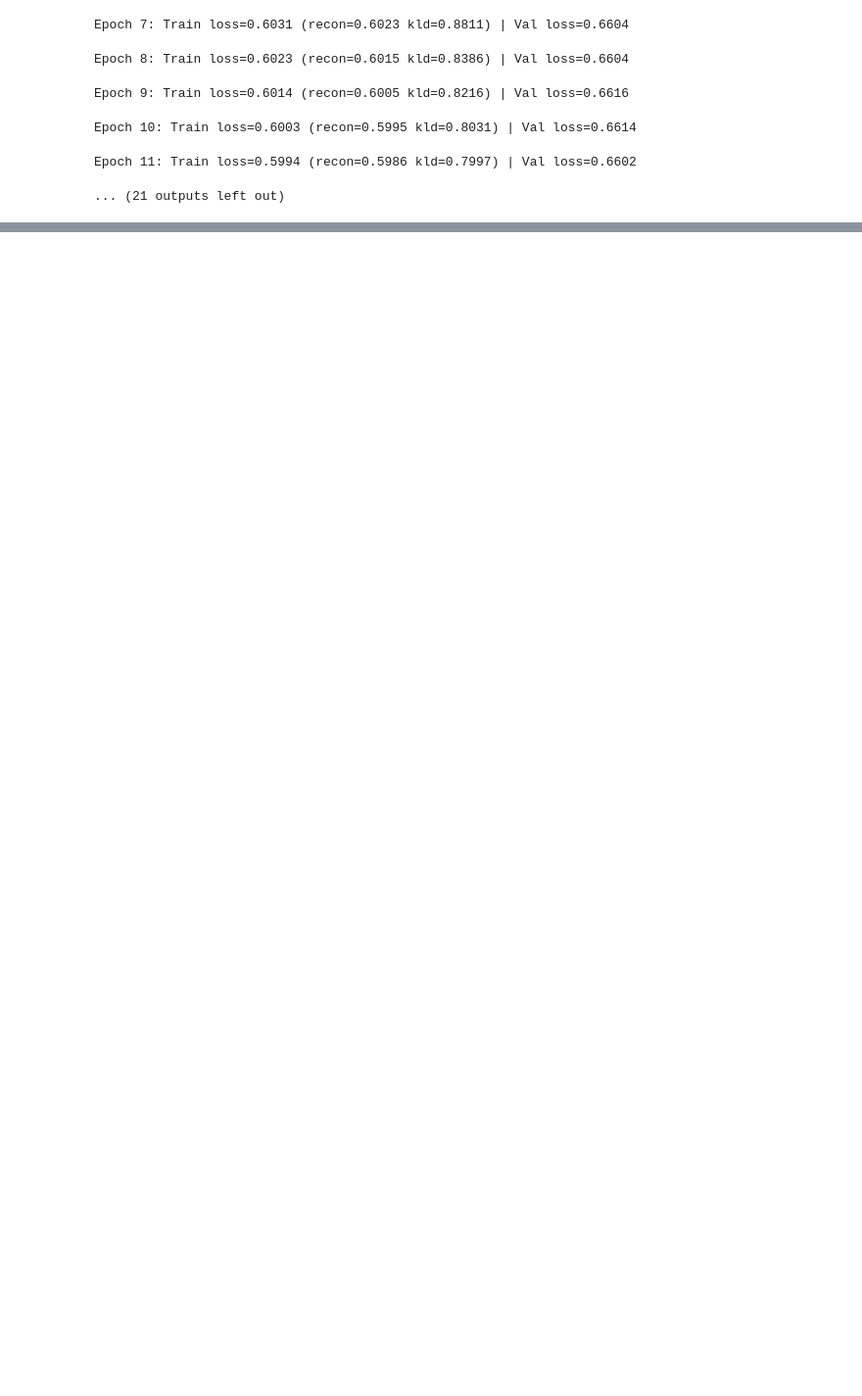
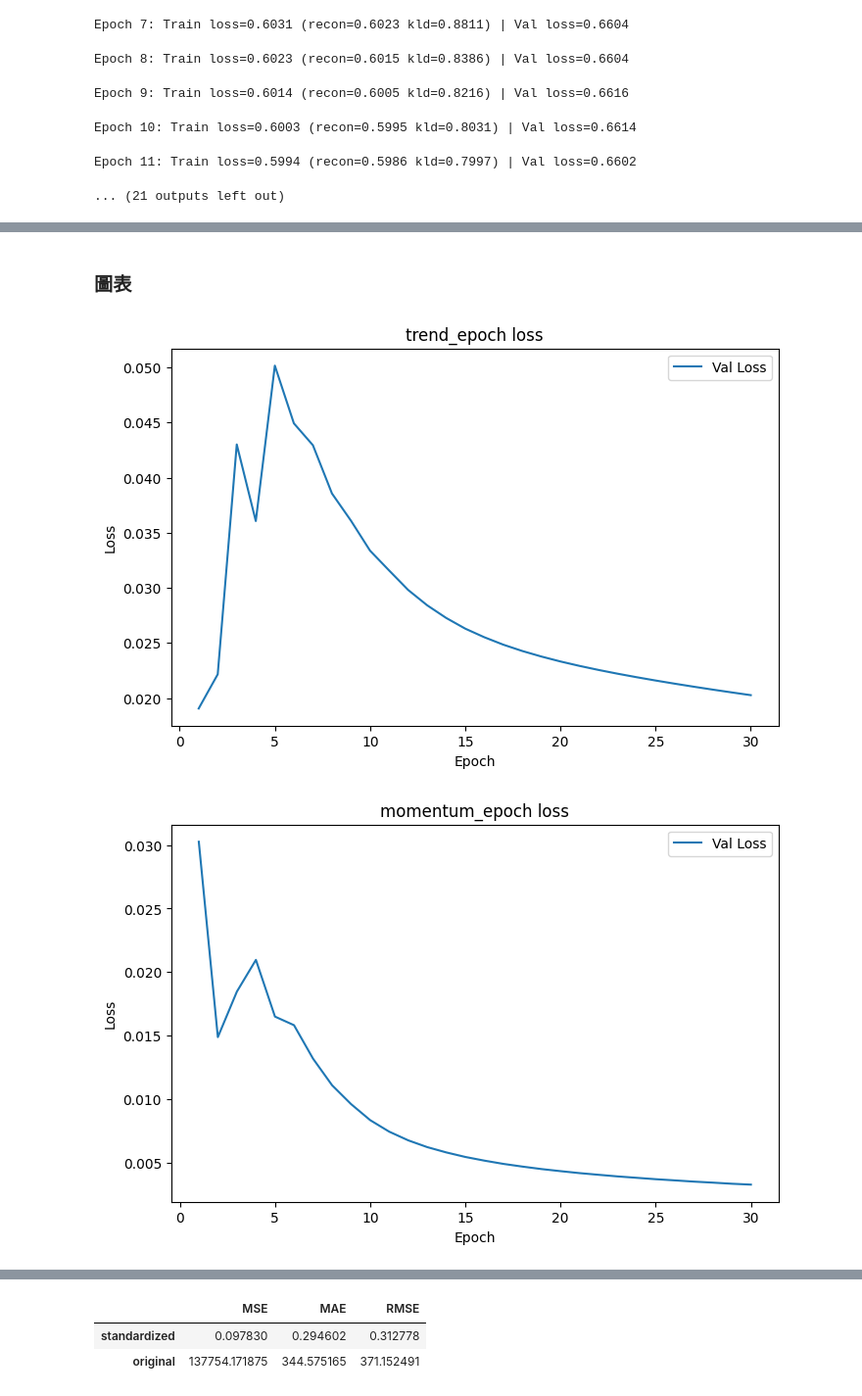
Before and after one commit to NiZhLi/ML-homework, a Jupyter notebook: 深度生成模型.ipynb, the cells around one changed output, grey strips where cells are left out. Shown at 98% size. Drawn from its saved outputs; the diff is of its cells as text; code cells hidden in the pictures; blank space fills up the shorter version.

```diff
--- a/深度生成模型.ipynb
+++ b/深度生成模型.ipynb
@@ -1798,0 +2334,40 @@ LSTM Epoch 30/30, Val Loss: 0.6864
+# %%
+epochs = 30
+
+def train(model, train_dataloader, val_dataloader, optimizer, criterion):
+  train_losses = []
+  val_losses = []
+  for epoch in range(epochs):
+    model = model.train()
+    running_train_loss = 0.0
+    train_loss = 0
+    for x_batch, y_batch in train_dataloader:
+      x_batch, y_batch = x_batch.to(device), y_batch.to(device)
+      optimizer.zero_grad()
+      preds = model(x_batch)
+      loss = criterion(preds, y_batch)
+      loss.backward()
+      optimizer.step()
+      running_train_loss += loss.item()
+    train_loss = running_train_loss / len(train_dataloader)
+    train_losses.append(train_loss)
+
+    model = model.eval()
+    running_val_loss = 0.0
+    val_loss = 0
+    with torch.no_grad():
+      for x_batch, y_batch in val_dataloader:
+        x_batch, y_batch = x_batch.to(device), y_batch.to(device)
+        preds = model(x_batch)
+        loss = criterion(preds, y_batch)
+        running_val_loss += loss.item()
+    val_loss = running_val_loss / len(val_dataloader)
+    val_losses.append(val_loss)
+    print(f"Epoch [{epoch+1}/{epochs}] Train Loss: {train_loss:.6f} Val Loss:{val_loss:.6f}")
+
+  return model, train_losses, val_losses
+# %%
+trained_model_trend, train_losses_trend, val_losses_trend = train(model_trend, train_dataloader_trend, val_dataloader_trend, optimizer_trend, criterion)
+trained_model_momentum, train_losses_momentum, val_losses_momentum = train(model_momentum, train_dataloader_momentum, val_dataloader_momentum, optimizer_momentum, criterion)
+trained_model_volatility, train_losses_volatility, val_losses_volatility = train(model_volatility, train_dataloader_volatility, val_dataloader_volatility, optimizer_volatility, criterion)
+trained_model_volume, train_losses_volume, val_losses_volume = train(model_volume, train_dataloader_volume, val_dataloader_volume, optimizer_volume, criterion)
@@ -1798,0 +2466,10 @@ LSTM Epoch 30/30, Val Loss: 0.6864
+# %% [markdown]
+### 圖表
+# %%
+show_loss(val_losses_trend, 'trend')
+show_loss(val_losses_momentum, 'momentum')
+show_loss(val_losses_volatility, 'volatility')
+show_loss(val_losses_volume, 'volume')
+# %% [output]
+[figure, added]
+[figure, added]
@@ -1798,0 +2478,6 @@ LSTM Epoch 30/30, Val Loss: 0.6864
+# %%
+pd.DataFrame(trend_metrics).T
+# %% [output]
+|  | MSE | MAE | RMSE |
+| standardized | 0.097830 | 0.294602 | 0.312778 |
+| original | 137754.171875 | 344.575165 | 371.152491 |
```
Also changed, not shown: parts of 80 cells of this notebook.
